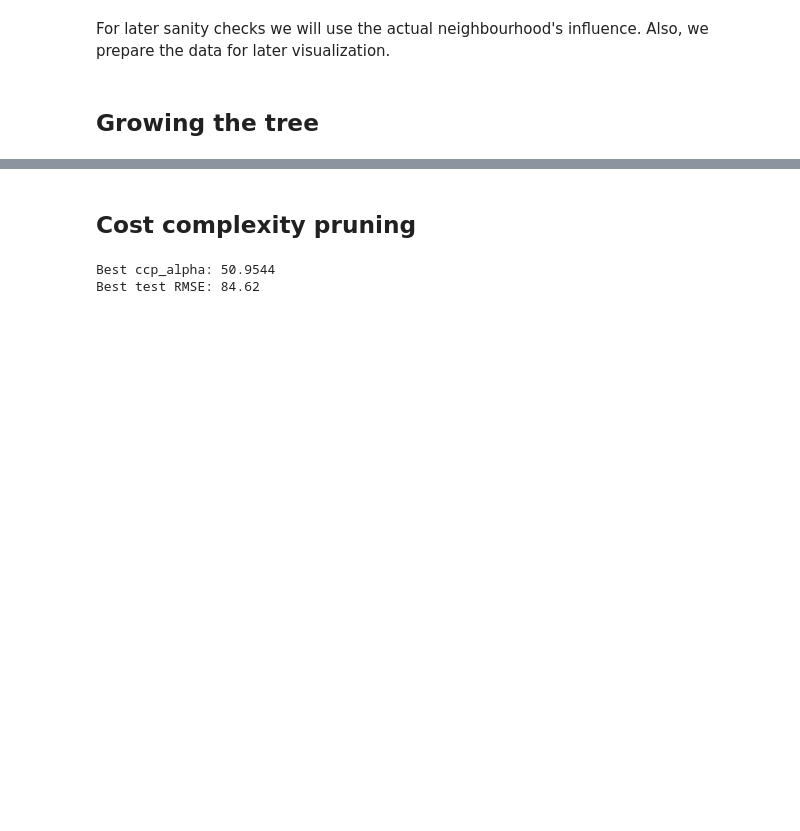
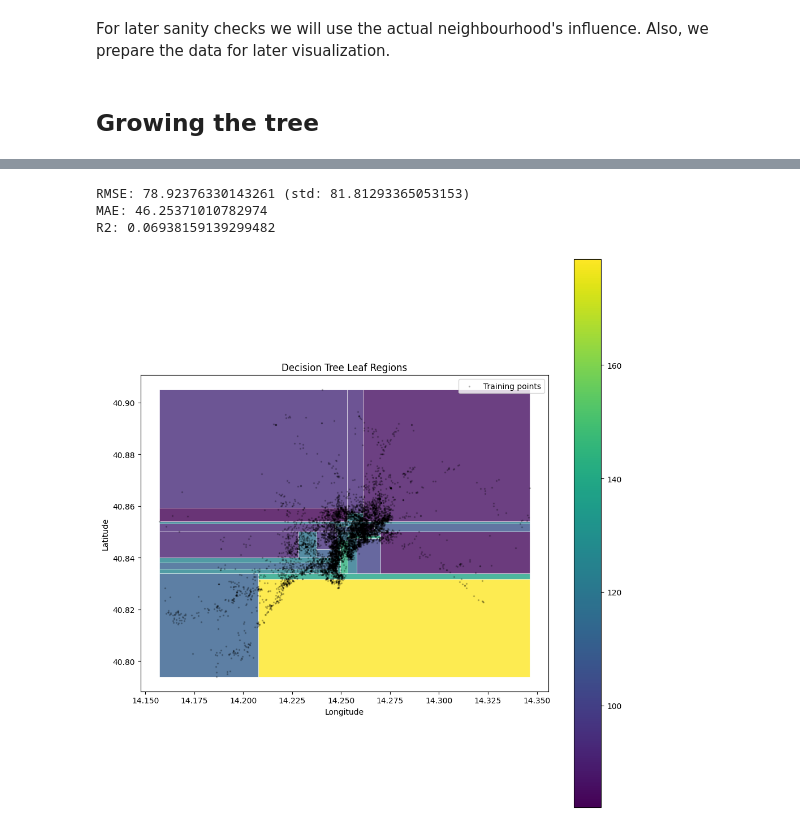
Before and after one commit to carl-lorenz/ML_practicals, a Jupyter notebook: FinalProject/spatial_tree.ipynb, the cells around one changed output, grey strips where cells are left out. Drawn from its saved outputs; the diff is of its cells as text; code cells hidden in the pictures; blank space fills up the shorter version.

Commit message:
working prototype for coordinate-based tree, comments not up to date yet

```diff
--- a/FinalProject/spatial_tree.ipynb
+++ b/FinalProject/spatial_tree.ipynb
@@ -43,6 +42,17 @@ X_train, X_test, y_train, y_test = sklearn.model_selection.train_test_split(X, y
+# %%
+def extract_X_y(gdf):
+    X_nbh = np.vstack(gdf["nbh_one_hot"].to_numpy())
+    X_coo = gdf[["latitude", "longitude"]].to_numpy()
+    y = gdf["price"].to_numpy()
+    return X_nbh, X_coo, y
+# %%
+# Prepare data:
+train_gdf, test_gdf = sklearn.model_selection.train_test_split(listings_gdf, test_size=0.2, random_state=0)
+X_nbh_train, X_coo_train, y_train = extract_X_y(train_gdf)
+X_nbh_test, X_coo_test, y_test = extract_X_y(test_gdf)
 # %% [markdown]
 ## Growing the tree
 # %%
 def grow_tree(X_train, y_train):
-    model = sklearn.tree.DecisionTreeRegressor(max_leaf_nodes=50, random_state=42)
+    model = sklearn.tree.DecisionTreeRegressor(max_leaf_nodes=30, min_samples_leaf=150, random_state=0)
     return model.fit(X_train, y_train)
@@ -82,31 +59,8 @@ pd.DataFrame(proto.apply(X_test))
-# %% [markdown]
-## Cost complexity pruning
-# %%
-ccp_model = grow_tree(X_train, y_train)
-path = ccp_model.cost_complexity_pruning_path(X_train, y_train)
-ccp_alphas, impurities = path.ccp_alphas, path.impurities   # Gini
-
-# Train trees with different pruning levels
-trees = []
-for ccp_alpha in ccp_alphas:
-    tree_pruned = sklearn.tree.DecisionTreeRegressor(random_state=42, ccp_alpha=ccp_alpha)
-    tree_pruned.fit(X_train, y_train)
-    trees.append(tree_pruned)
-
-# Evaluate each on test set
-rmses = []
-for tree_pruned in trees:
-    y_pred = tree_pruned.predict(X_test)
-    rmse = np.sqrt(np.mean((y_test - y_pred) ** 2))
-    rmses.append(rmse)
-
-# Find best alpha
-best_idx = np.argmin(rmses)
-best_ccp_alpha = ccp_alphas[best_idx]
-best_rmse = rmses[best_idx]
-
-print(f"Best ccp_alpha: {best_ccp_alpha:.4f}")
-print(f"Best test RMSE: {best_rmse:.2f}")
-# %% [output]
-Best ccp_alpha: 50.9544
-Best test RMSE: 84.62
+# %%
+coo_tree = grow_tree(X_coo_train, y_train)
+y_pred = coo_tree.predict(X_coo_test)
+validate(X_coo_test, y_test, y_pred)
+# %% [output]
+RMSE: 78.92376330143261 (std: 81.81293365053153)
+MAE: 46.25371010782974
+R2: 0.06938159139299482
@@ -112,0 +102,20 @@ Best test RMSE: 84.62
+# %%
+leaf_gdf = get_leaf_rectangles(coo_tree, X_coo_train)
+
+# Plot
+fig, ax = plt.subplots(figsize=(10, 10))
+leaf_gdf.plot(column='predicted', cmap='viridis',
+              edgecolor='white', linewidth=0.5,
+              legend=True, alpha=0.8, ax=ax)
+
+# Overlay actual data points
+ax.scatter(train_gdf["longitude"], train_gdf["latitude"], c='black', s=2, alpha=0.2, label='Training points')
+
+plt.title('Decision Tree Leaf Regions')
+plt.xlabel('Longitude')
+plt.ylabel('Latitude')
+plt.legend()
+plt.tight_layout()
+plt.show()
+# %% [output]
+[figure, added]
```
Also changed, not shown: parts of 9 cells of this notebook, 2 other files.
